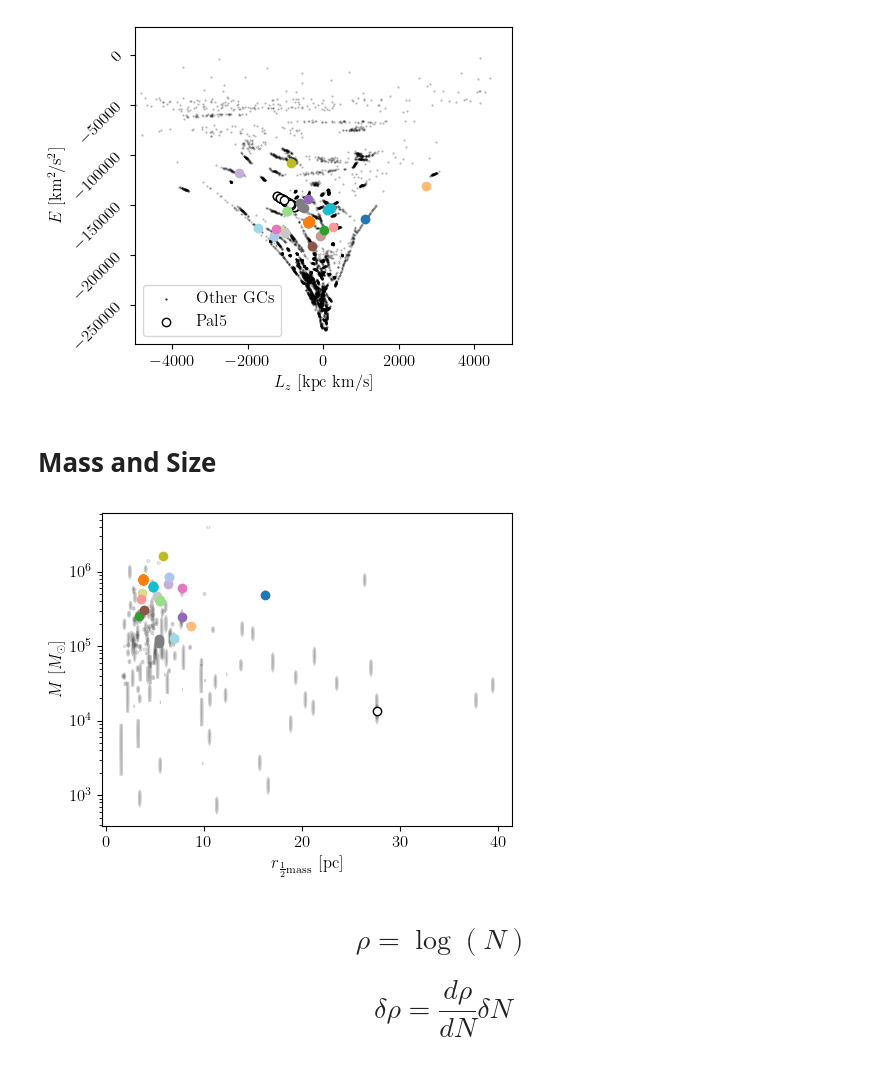
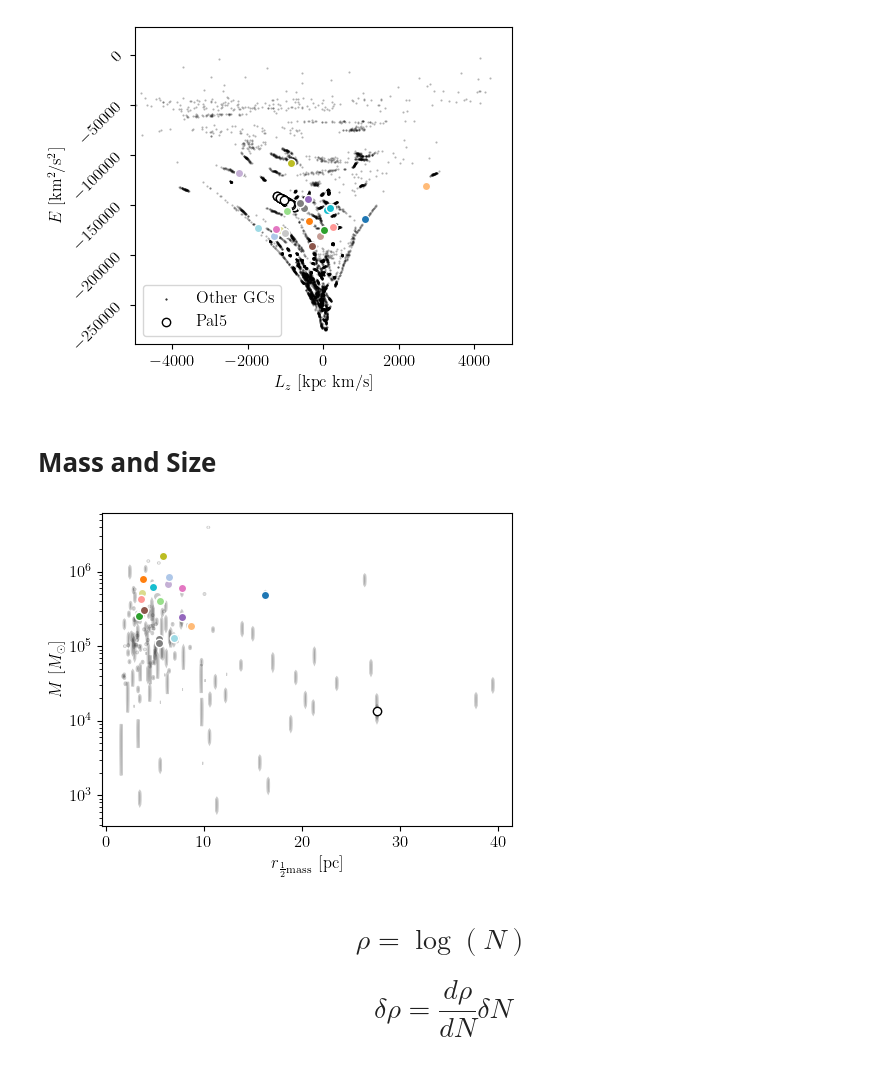
Before and after one commit to salvatore-ferrone/stream_analysis, a Jupyter notebook: figures/perturber_statistics.ipynb, the cells around one changed output. Cells and saved outputs as stored; diff of their text form; code cells hidden in the pictures.

```diff
--- a/figures/perturber_statistics.ipynb
+++ b/figures/perturber_statistics.ipynb
@@ -184,31 +184,31 @@ perturberscatter={"facecolors":"red","edgecolors":"white","alpha":0.8}
 # %%
 outdir="../paper/"
 outname="E_Lz_perturbers.png"
 fig,ax=plt.subplots(1,1,figsize=(5,4))
 
 ax.scatter(Lz[i][:],T[i]+V[i],color="k",s=1,alpha=1,marker=".",label="Other GCs")
 for i in range(1,num_objects):
     marker = markers[i % len(markers)]  # Cycle through markers
     ax.scatter(Lz[i][:],T[i]+V[i],color="k",s=1,alpha=0.3,marker=".")
 
 ax.scatter(Lz[pal5ID][:],T[pal5ID][:]+V[pal5ID][:],label="Pal5",facecolors='white',edgecolors='black')
 
 # ax.scatter(Lz[*guilty_ids[0]],T[*guilty_ids[0]]+V[*guilty_ids[0]],label="Perturbers",*perturberscatter)
 for myids in guilty_ids:
-    ax.scatter(Lz[*myids],T[*myids]+V[*myids],c=perturbercolors[GCnames[myids[0]]],alpha=1)
+    ax.scatter(Lz[*myids],T[*myids]+V[*myids],c=perturbercolors[GCnames[myids[0]]],alpha=1,edgecolors="w")
 
 # for j in range(1,len(guilty_ids)):
     # ax.scatter(Lz[*guilty_ids[j]],T[*guilty_ids[j]]+V[*guilty_ids[j]],**perturberscatter)
 
 
 ax.set(**AXIS)
 ax.tick_params(axis='y', rotation=45)  # Rotate y-axis ticks by 45 degrees
 ax.legend(fontsize=12)
 
 fig.tight_layout()
 fig.savefig(outdir+outname,dpi=300)
 # %% [output]
-[figure, old version]
+[figure, new version]
 # %% [markdown]
 # Mass and Size
 # %%
@@ -248,7 +248,7 @@ for i in range(len(Mass_all)):
 
 
 for i in range(len(guilty_ids)):
-    myaxis.scatter(1000*guilty_rh_m[i],guilty_mass[i],marker='o',facecolor=perturbercolors[GCnames[guilty_ids[i][0]]],linestyle='None',label="Perturbers",zorder=1,alpha=1)
+    myaxis.scatter(1000*guilty_rh_m[i],guilty_mass[i],marker='o',facecolor=perturbercolors[GCnames[guilty_ids[i][0]]],linestyle='None',label="Perturbers",zorder=1,alpha=1,edgecolor='white')
 # myaxis.scatter(1000*guilty_rh_m,guilty_mass,marker='o',facecolor='red',linestyle='None',label="Other GCs",edgecolor='white',zorder=0,alpha=0.8)
 
 # axis.scatter(1000*rh_m.value,Mass,label="Perturbers",)
@@ -261,7 +261,7 @@ fig.tight_layout()
 fig.savefig(outdir+outname3,dpi=300)
 plt.show()
 # %% [output]
-[figure, old version]
+[figure, new version]
 # %% [markdown]
 # $$\rho = \log(N) $$
 
```
Also changed, not shown: parts of 3 cells of this notebook, 5 other files.
